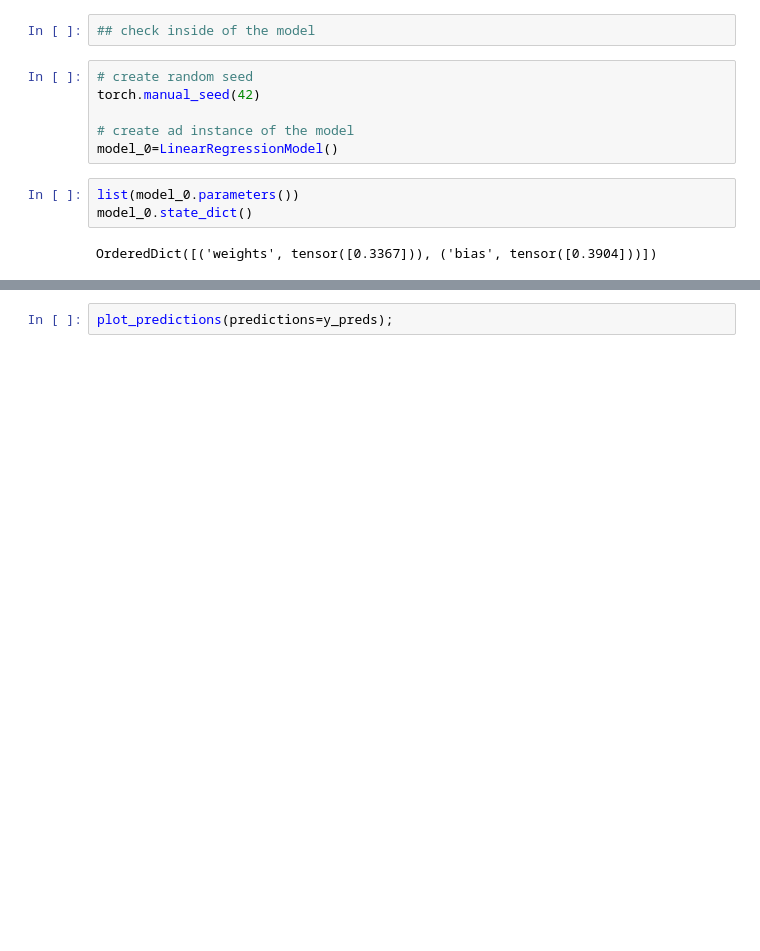
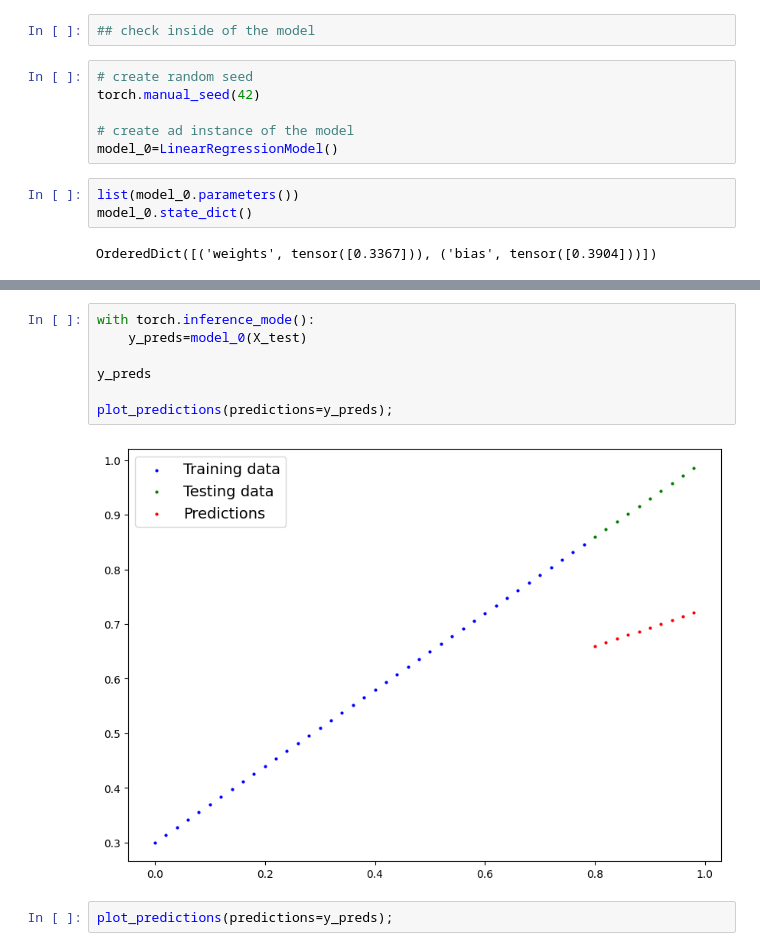
Before and after one commit to Majed-EE/pytorch_test, a Jupyter notebook: pytorch_tut2.ipynb, the cells around one changed output, grey strips where cells are left out. Drawn from its saved outputs; the diff is of its cells as text; blank space fills up the shorter version.

```diff
--- a/pytorch_tut2.ipynb
+++ b/pytorch_tut2.ipynb
@@ -124,3 +146,12 @@ tensor([[0.6598],
+# %%
+with torch.inference_mode():
+    y_preds=model_0(X_test)
+
+y_preds
+
+plot_predictions(predictions=y_preds);
+# %% [output]
+[figure, added]
 # %%
 plot_predictions(predictions=y_preds);
 # %% [output]
```
Also changed, not shown: parts of 37 cells of this notebook, 1 other file.
